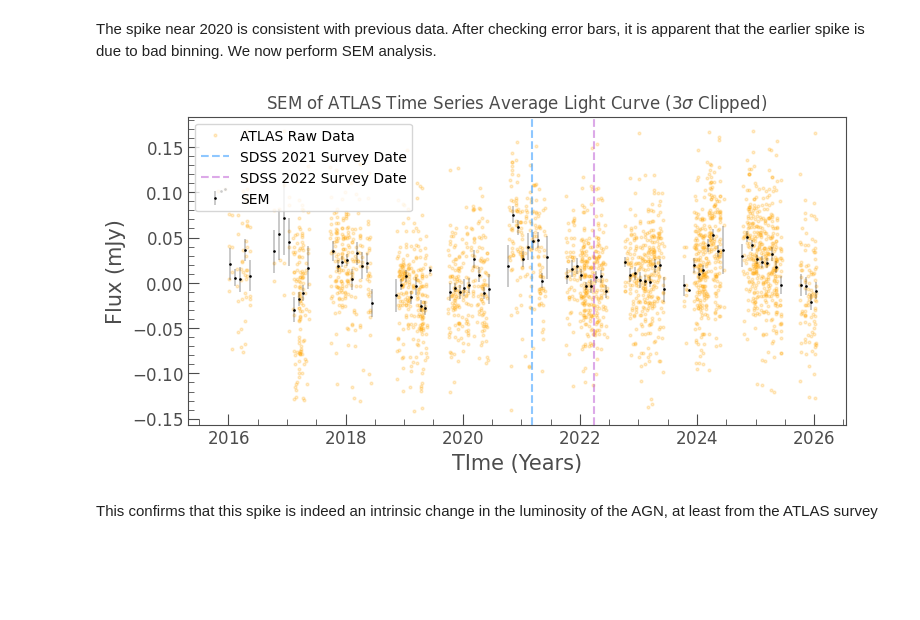
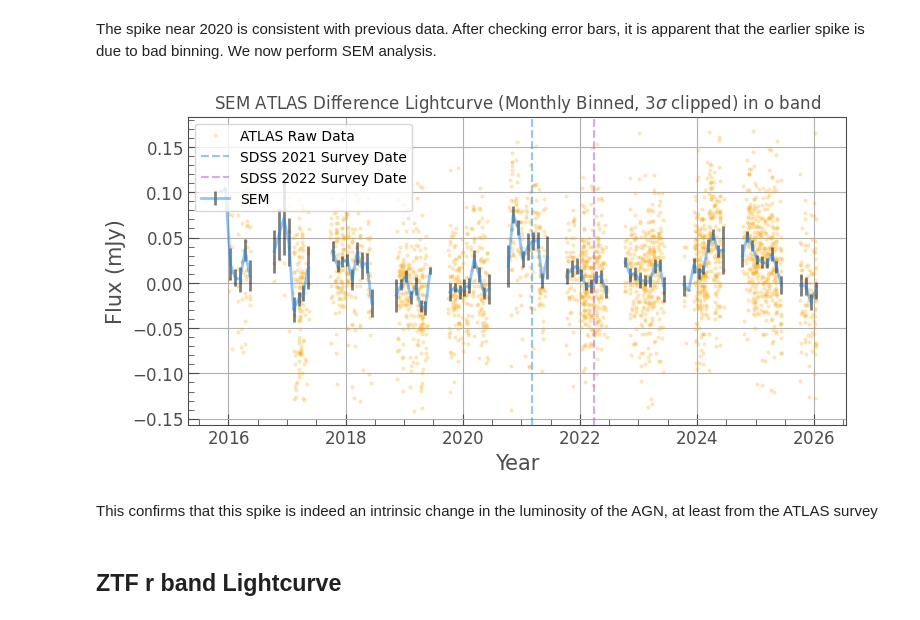
Before and after one commit to things-0/denison_2026, a Jupyter notebook: shaun/Code/Shaun Stuff/main.ipynb, the cells around one changed output. Drawn from its saved outputs; the diff is of its cells as text; code cells hidden in the pictures; blank space fills up the shorter version.

```diff
--- a/shaun/Code/Shaun Stuff/main.ipynb
+++ b/shaun/Code/Shaun Stuff/main.ipynb
@@ -345,36 +365,39 @@ flux_err = o_cat[:, 4].astype(float) / 1000
 sigma = 3
 
 flux_clipped = sigma_clip(flux, sigma=sigma, maxiters=5)
 n_mask = ~flux_clipped.mask
 mjd_clean = mjd[n_mask]
 flux_clean = flux[n_mask]
 flux_err_clean = flux_err[n_mask]
 
 t_years = Time(mjd_clean, format='mjd').decimalyear
 
 lc_clean = lk.LightCurve(time=mjd_clean, flux=flux_clean, flux_err=flux_err_clean)
 atlas_lc = lk.LightCurve(time=t_years, flux=flux_clean, flux_err=flux_err_clean)
 
 ax = atlas_lc.plot(alpha=0.2, color='orange',marker='o', linestyle='none', label='ATLAS Raw Data')
 
 bin_size = 30.42 # because months are not exactly 30 days
 lc_bined = lc_clean.bin(time_bin_size=bin_size)
 
 lc_sem = lc_clean.bin(time_bin_size=bin_size, aggregate_func= lambda x: sem(x, nan_policy='omit'))
 
 lc_bined.flux_err = lc_sem.flux
 
 bin_years = Time(lc_bined.time.value, format='mjd').decimalyear
-ax.errorbar(bin_years, lc_bined.flux.value, yerr=lc_bined.flux_err.value, fmt='o', markersize=0.9, lw=0.3, color='black', label='SEM')
+ax.errorbar(bin_years, lc_bined.flux.value, yerr=lc_bined.flux_err.value, fmt='-o', markersize=0.9, lw=2, color='dodgerblue', label='SEM', ecolor='black', alpha = 0.5)
 
 plt.axvline(x=2021.186, label='SDSS 2021 Survey Date', color = 'dodgerblue', linestyle='dashed', alpha = 0.5)
 plt.axvline(x=2022.238888888889, label='SDSS 2022 Survey Date', color = 'mediumorchid', linestyle='dashed', alpha = 0.5)
-plt.title(f'SEM of ATLAS Time Series Average Light Curve ({sigma}$\sigma$ Clipped)')
+plt.title(f'SEM ATLAS Difference Lightcurve (Monthly Binned, {sigma}$\sigma$ clipped) in o band')
 plt.ylabel('Flux (mJy)')
-plt.xlabel('TIme (Years)')
+plt.xlabel('Year')
 plt.legend()
+plt.grid()
 plt.show()
 # %% [output]
-[figure, old version]
+[figure, new version]
 # %% [markdown]
 This confirms that this spike is indeed an intrinsic change in the luminosity of the AGN, at least from the ATLAS survey
+# %% [markdown]
+## ZTF r band Lightcurve
```
Also changed, not shown: parts of 24 cells of this notebook.
